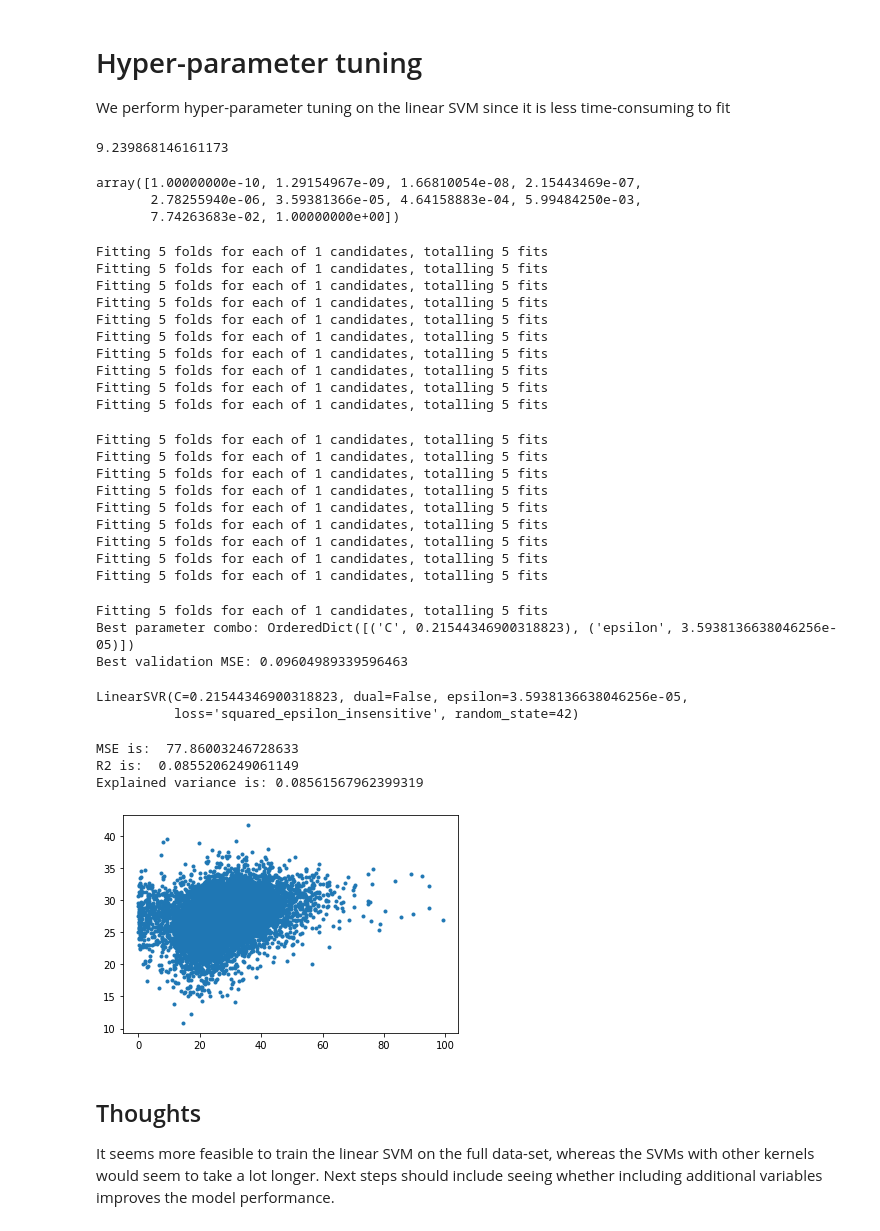
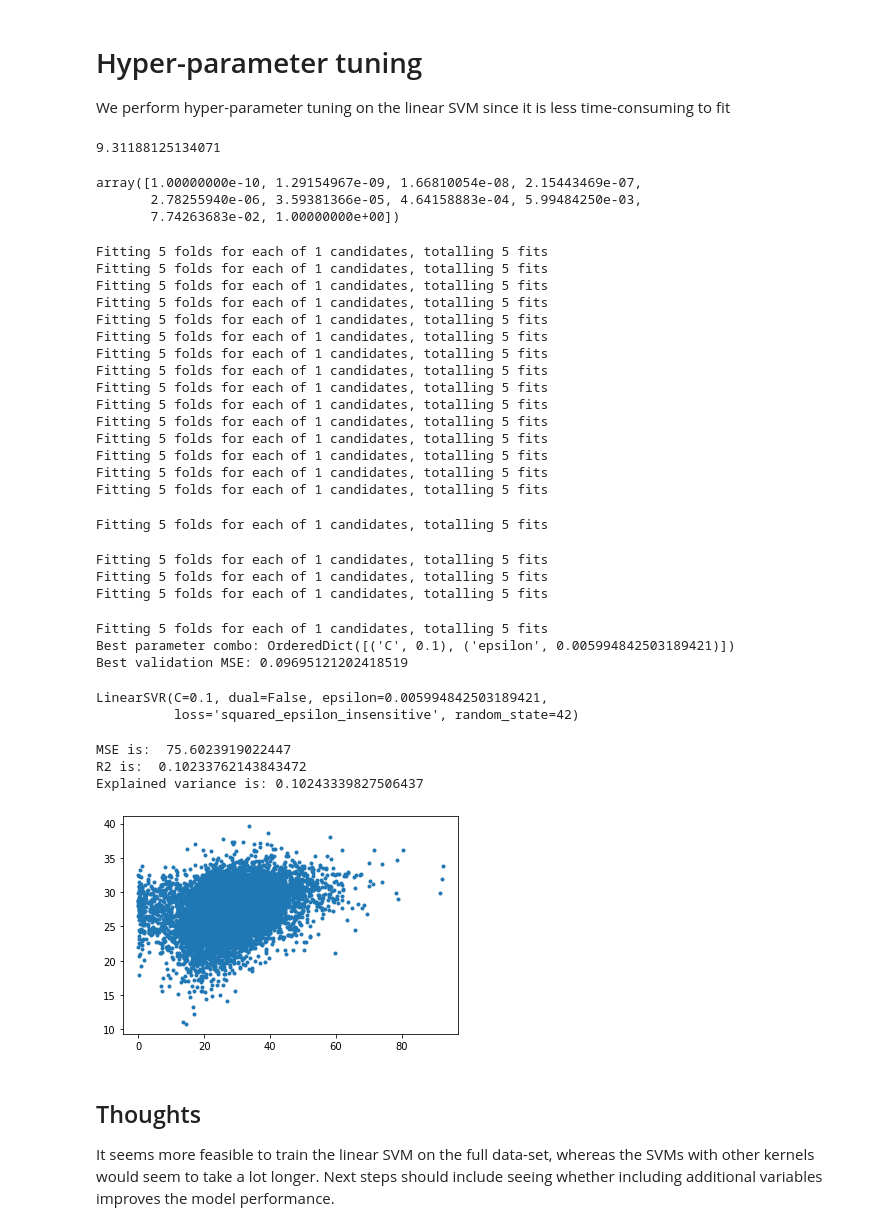
Before and after one commit to abramschon/accel, a Jupyter notebook: notebooks/svm.ipynb, the cells around one changed output. Drawn from its saved outputs; the diff is of its cells as text; code cells hidden in the pictures.

Commit message:
Trains models

```diff
--- a/notebooks/svm.ipynb
+++ b/notebooks/svm.ipynb
@@ -15,7 +15,7 @@ from accel.constants import DATA_DIR, DEMO, PHYSICAL
 # %% [markdown]
 ## Data prep
 # %%
-X_train, X_val, X_test, y_train, y_val, y_test, means_modes = prep_data(DATA_DIR / "shared/reduced-cohort.csv",
+X_train, X_val, X_test, y_train, y_val, y_test, means_modes = prep_data(DATA_DIR / "shared/eliminated-missing-participants.csv",
                                                                         [PHYSICAL],
                                                                         normalise = True,
                                                                         one_hot = True)
@@ -154,7 +154,7 @@ from accel.training import model_tune
 # %%
 y_train.std()
 # %% [output]
-9.239868146161173
+9.31188125134071
 # %%
 np.geomspace(1e-10,1,10)
 # %% [output]
@@ -185,32 +185,32 @@ Fitting 5 folds for each of 1 candidates, totalling 5 fits
 Fitting 5 folds for each of 1 candidates, totalling 5 fits
 Fitting 5 folds for each of 1 candidates, totalling 5 fits
 Fitting 5 folds for each of 1 candidates, totalling 5 fits
+Fitting 5 folds for each of 1 candidates, totalling 5 fits
+Fitting 5 folds for each of 1 candidates, totalling 5 fits
+Fitting 5 folds for each of 1 candidates, totalling 5 fits
+Fitting 5 folds for each of 1 candidates, totalling 5 fits
+Fitting 5 folds for each of 1 candidates, totalling 5 fits
 Fitting 5 folds for each of 1 candidates, totalling 5 fits
-Fitting 5 folds for each of 1 candidates, totalling 5 fits
-Fitting 5 folds for each of 1 candidates, totalling 5 fits
-Fitting 5 folds for each of 1 candidates, totalling 5 fits
-Fitting 5 folds for each of 1 candidates, totalling 5 fits
-Fitting 5 folds for each of 1 candidates, totalling 5 fits
-Fitting 5 folds for each of 1 candidates, totalling 5 fits
-Fitting 5 folds for each of 1 candidates, totalling 5 fits
-Fitting 5 folds for each of 1 candidates, totalling 5 fits
 Fitting 5 folds for each of 1 candidates, totalling 5 fits
-Best parameter combo: OrderedDict([('C', 0.21544346900318823), ('epsilon', 3.5938136638046256e-05)])
-Best validation MSE: 0.09604989339596463
+Fitting 5 folds for each of 1 candidates, totalling 5 fits
+Fitting 5 folds for each of 1 candidates, totalling 5 fits
+Fitting 5 folds for each of 1 candidates, totalling 5 fits
+Best parameter combo: OrderedDict([('C', 0.1), ('epsilon', 0.005994842503189421)])
+Best validation MSE: 0.09695121202418519
 # %%
 clf
 # %% [output]
-LinearSVR(C=0.21544346900318823, dual=False, epsilon=3.5938136638046256e-05,
+LinearSVR(C=0.1, dual=False, epsilon=0.005994842503189421,
           loss='squared_epsilon_insensitive', random_state=42)
 # %%
 y_pred = clf.predict(X_val)
 plt.plot(y_val,y_pred, ".")
-score(y_val, y_pred)
+_ = score(y_val, y_pred)
 # %% [output]
-MSE is:  77.86003246728633
-R2 is:  0.0855206249061149
-Explained variance is: 0.08561567962399319
+MSE is:  75.6023919022447
+R2 is:  0.10233762143843472
+Explained variance is: 0.10243339827506437
-[figure, old version]
+[figure, new version]
 # %% [markdown]
 ## Thoughts
 It seems more feasible to train the linear SVM on the full data-set, whereas the SVMs with other kernels would seem to take a lot longer. Next steps should include seeing whether including additional variables improves the model performance.
```
Also changed, not shown: parts of 5 cells of this notebook, 1 other file.
